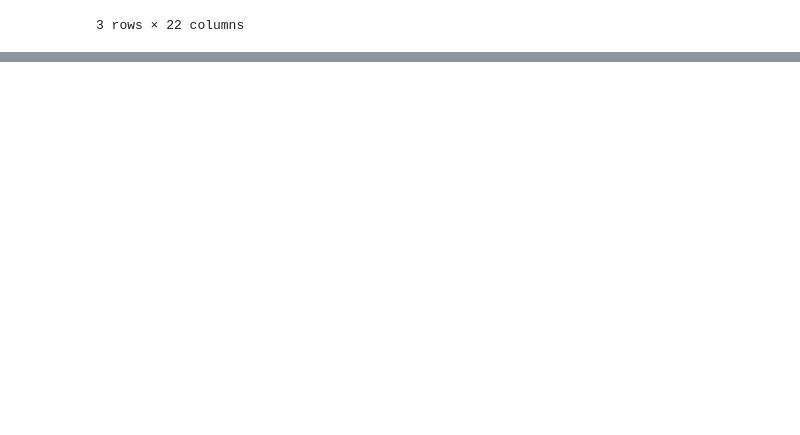
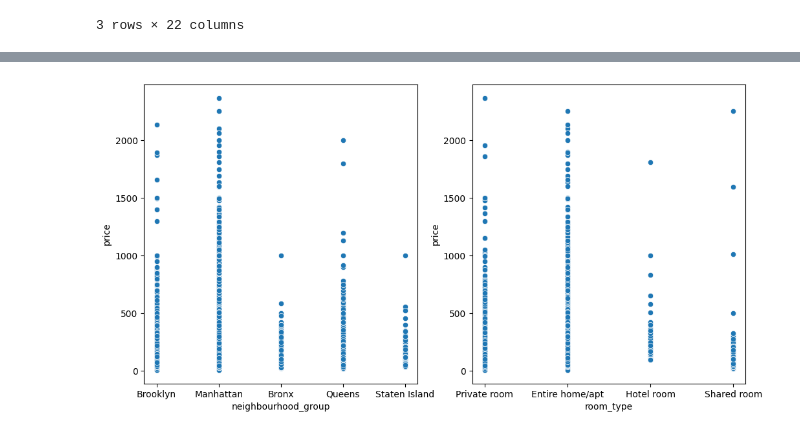
Before and after one commit to mercedesf17/airbnb_analysis, a Jupyter notebook: jupyter_notebooks/analysis.ipynb, the cells around one changed output, grey strips where cells are left out. Cells and saved outputs as stored; diff of their text form; code cells hidden in the pictures; blank space fills up the shorter version.

```diff
--- a/jupyter_notebooks/analysis.ipynb
+++ b/jupyter_notebooks/analysis.ipynb
@@ -15,0 +98,8 @@ df.head(3)
+# %%
+# Let's drop the outliers
+
+df.drop(df[(df['price'] < Q1 - threshold * IQR) | (df['price'] > Q3 + threshold * IQR)].index,inplace = True)
+
+# And check again the distribution visually
+
+sns.displot(df, x = 'price', kind = 'kde')
@@ -15,0 +109,9 @@ df.head(3)
+# %%
+fig, axes = plt.subplots(1,2,figsize=(12, 6))
+
+sns.scatterplot(data=df, x='neighbourhood_group', y='price',ax=axes[0])
+sns.scatterplot(data=df, x='room_type', y='price',ax=axes[1])
+
+plt.show()
+# %% [output]
+[figure, added]
```
Also changed, not shown: parts of 20 cells of this notebook.
